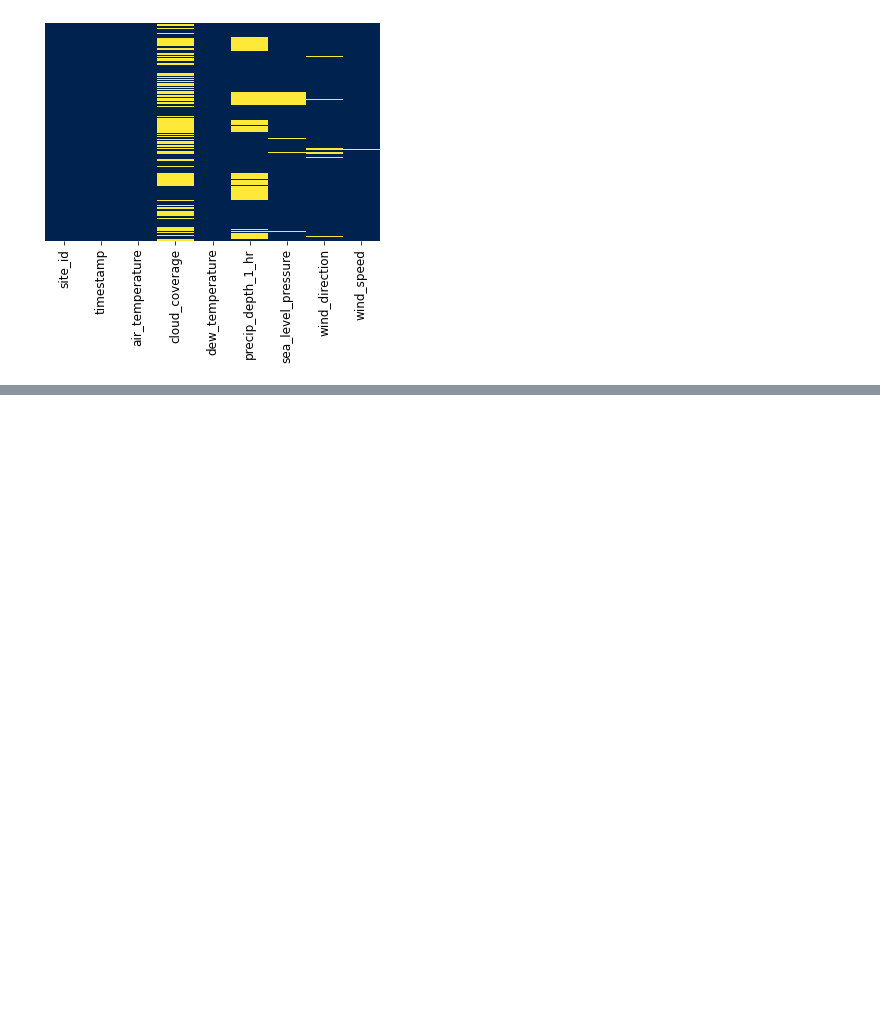
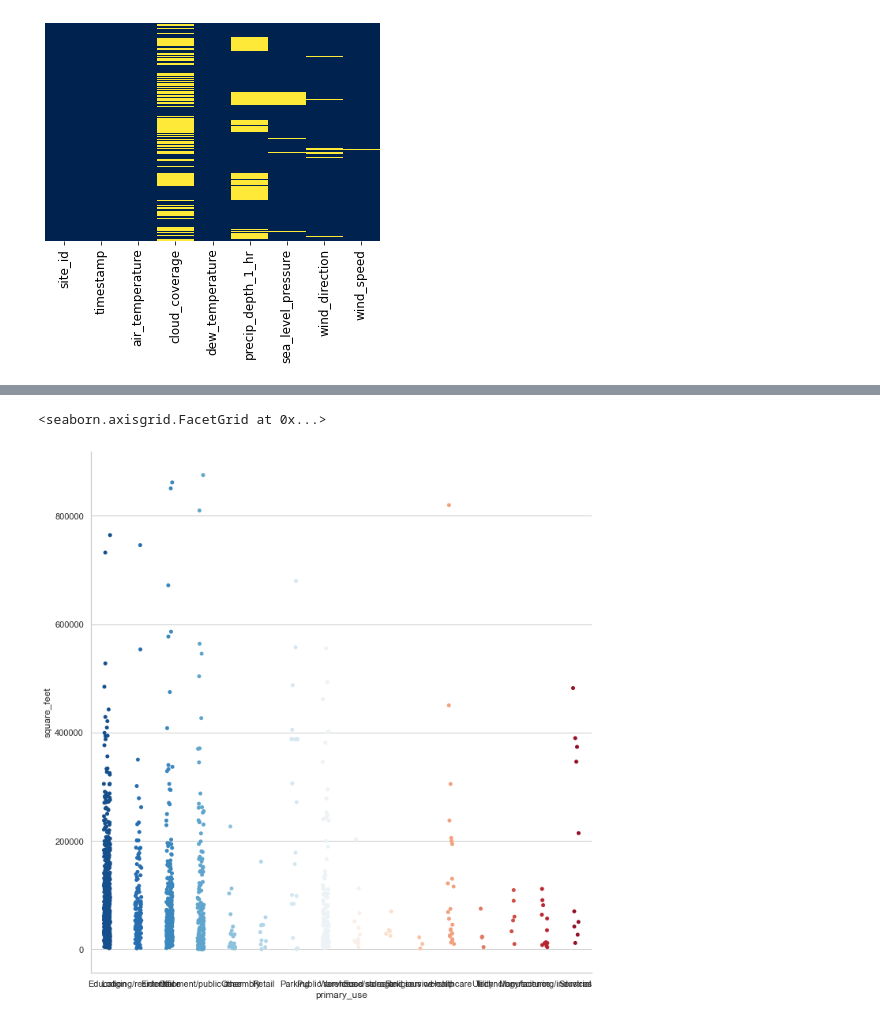
Before and after one commit to PeterStos/ASHRAE---Great-Energy-Predictor-III, a Jupyter notebook: Exploratory_Data_Analysis.ipynb, the cells around one changed output, grey strips where cells are left out. Saved outputs shown, nothing was run; the diff lists cells and outputs as text; code cells hidden in the pictures; blank space fills up the shorter version.

```diff
--- a/Exploratory_Data_Analysis.ipynb
+++ b/Exploratory_Data_Analysis.ipynb
@@ -248,0 +302,14 @@ sns.heatmap(weather_test.isnull(),yticklabels=False,cbar=False,cmap='cividis')
+# %%
+#tips = sns.load_dataset("tips")
+#sns.set_style('whitegrid')
+#sns.set(rc={'figure.figsize':(14,14)})
+#plt.xticks(
+#    rotation=45,
+#    horizontalalignment='right',
+#    fontweight='light',
+#    fontsize='medium'
+#)
+sns.catplot(data=build_meta, x="primary_use", y="square_feet",height=10, aspect=10/10, palette='RdBu_r')
+# %% [output]
+<seaborn.axisgrid.FacetGrid at 0x...>
+[figure, added]
```
Also changed, not shown: parts of 16 cells of this notebook.
